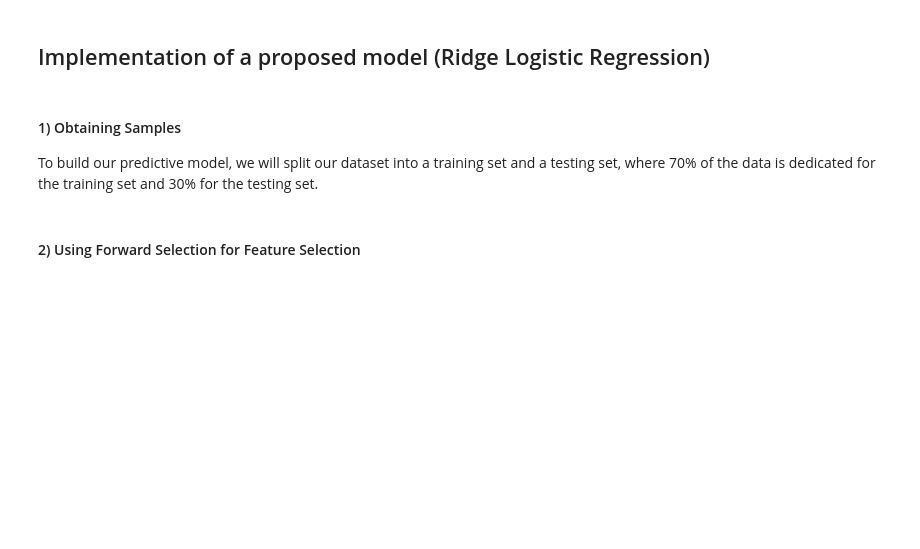
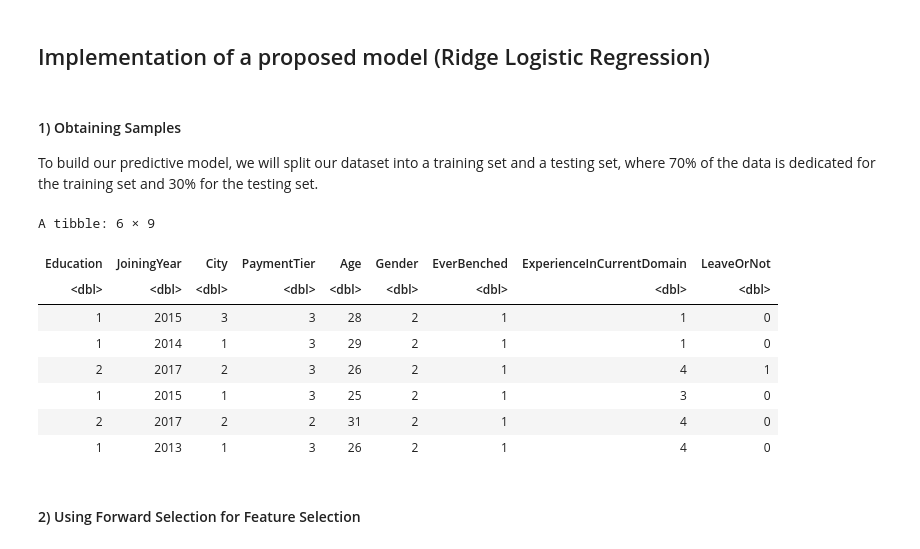
Before and after one commit to TracyGan/employee_project, a Jupyter notebook: Assignment1.ipynb, the cells around one changed output. Drawn from its saved outputs; the diff is of its cells as text; code cells hidden in the pictures; blank space fills up the shorter version.

```diff
--- a/Assignment1.ipynb
+++ b/Assignment1.ipynb
@@ -357,6 +352,18 @@ training_emp = emp_sample %>%
 # The rest of the sample data as Testing data that is not in the 30%
 testing_emp = emp_sample %>%
   setdiff(training_emp)
+# %%
+head(training_emp)
+# %% [output]
+A tibble: 6 × 9
+| Education | JoiningYear | City | PaymentTier | Age | Gender | EverBenched | ExperienceInCurrentDomain | LeaveOrNot |
+| <dbl> | <dbl> | <dbl> | <dbl> | <dbl> | <dbl> | <dbl> | <dbl> | <dbl> |
+| 1 | 2015 | 3 | 3 | 28 | 2 | 1 | 1 | 0 |
+| 1 | 2014 | 1 | 3 | 29 | 2 | 1 | 1 | 0 |
+| 2 | 2017 | 2 | 3 | 26 | 2 | 1 | 4 | 1 |
+| 1 | 2015 | 1 | 3 | 25 | 2 | 1 | 3 | 0 |
+| 2 | 2017 | 2 | 2 | 31 | 2 | 1 | 4 | 0 |
+| 1 | 2013 | 1 | 3 | 26 | 2 | 1 | 4 | 0 |
 # %% [markdown]
 #### 2) Using Forward Selection for Feature Selection
 # %%
```
Also changed, not shown: parts of 30 cells of this notebook.
